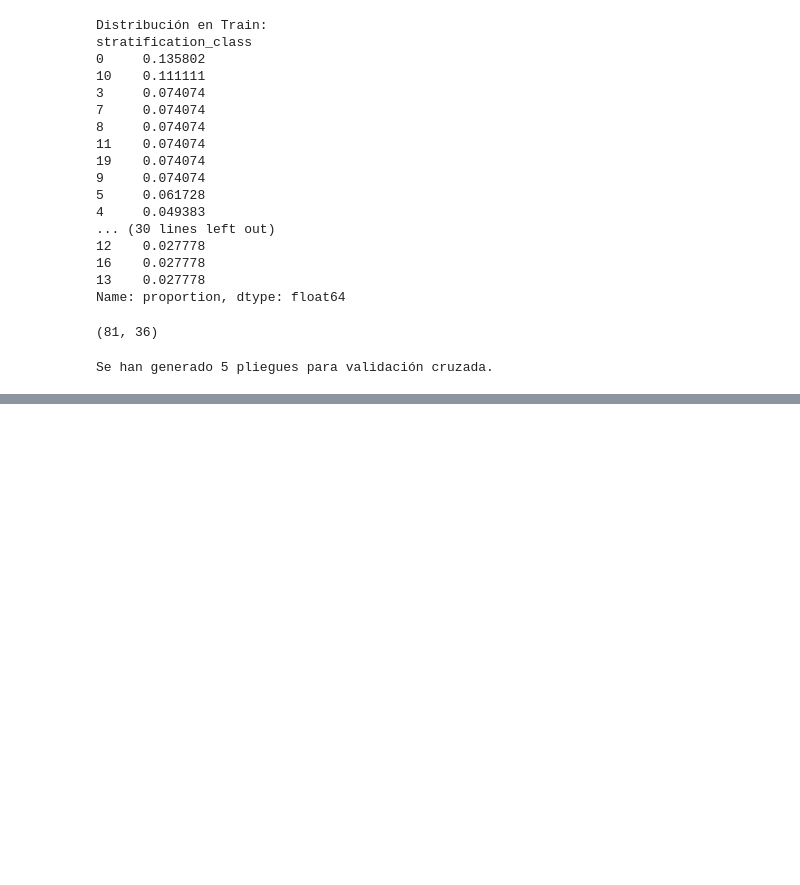
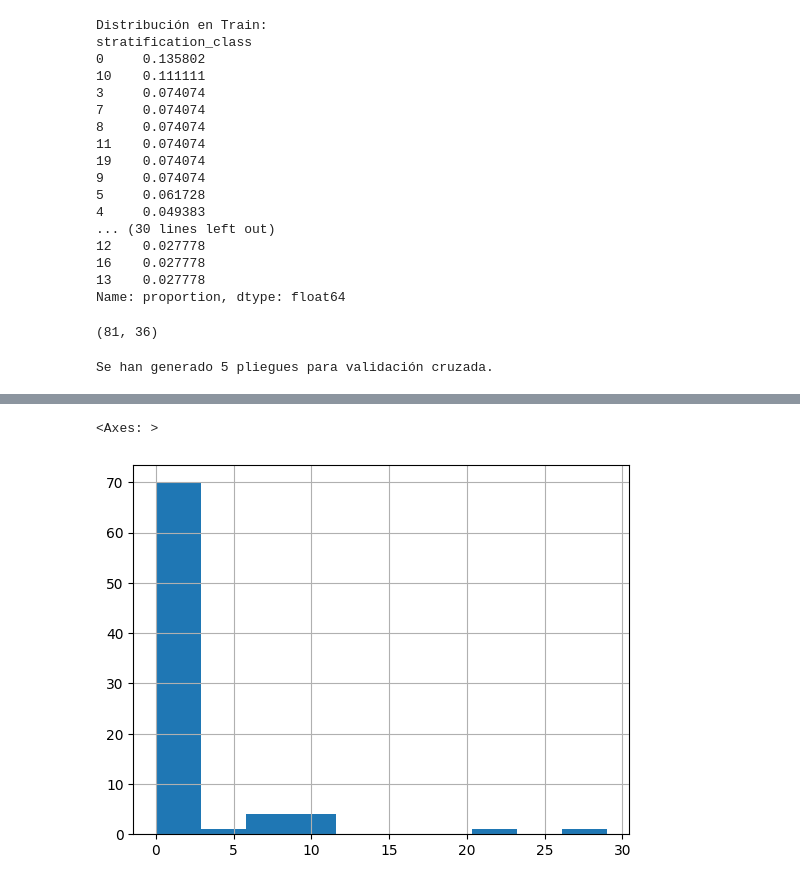
Before and after one commit to SirHoller/nnUNet-em, a Jupyter notebook: scripts/D_split.ipynb, the cells around one changed output, grey strips where cells are left out. Drawn from its saved outputs; the diff is of its cells as text; code cells hidden in the pictures; blank space fills up the shorter version.

```diff
--- a/scripts/D_split.ipynb
+++ b/scripts/D_split.ipynb
@@ -387,0 +517,2 @@ Se han generado 5 pliegues para validación cruzada.
+# %%
+dataframe = pd.concat([lesions_analysis_train, lesions_analysis_test], axis=0)
@@ -387,0 +524,5 @@ Se han generado 5 pliegues para validación cruzada.
+# %%
+dataframe.dropna().n_new_lesions.hist()
+# %% [output]
+<Axes: >
+[figure, added]
```
Also changed, not shown: parts of 17 cells of this notebook, 24 other files.
